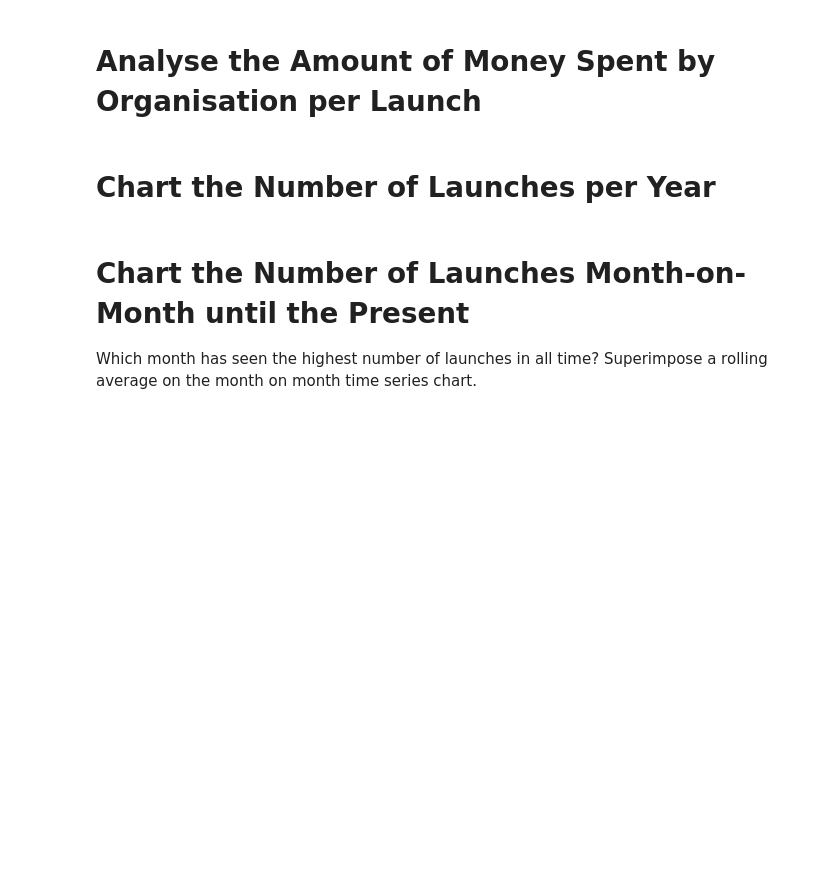
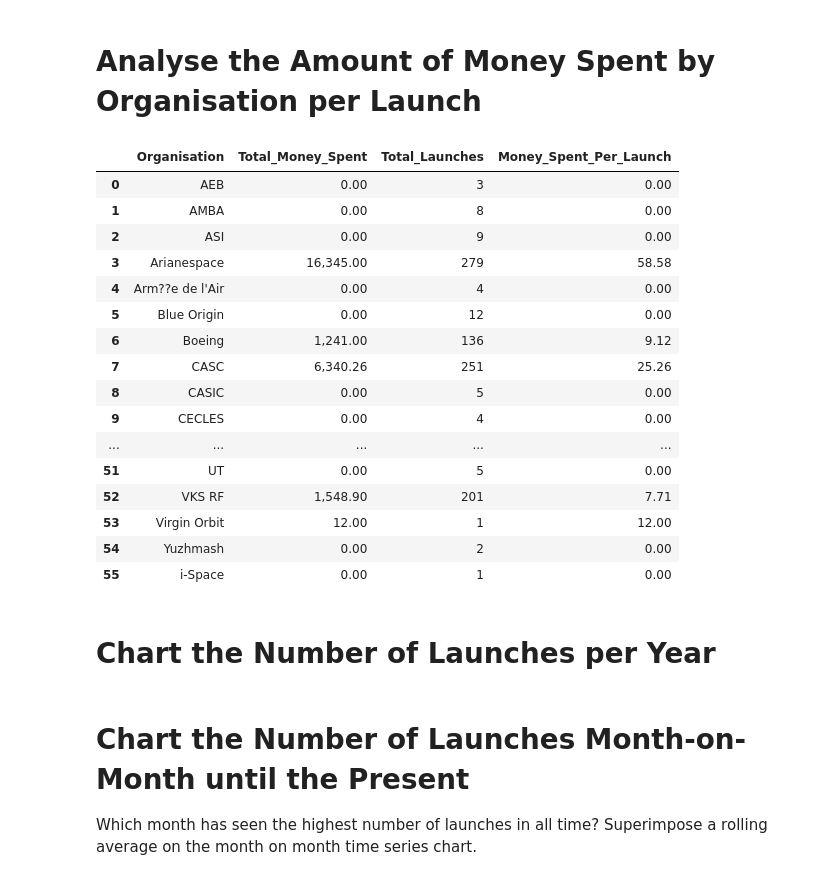
Before and after one commit to KushalRegmi61/100_DAYS_OF_LEARNING_PYTHON, a Jupyter notebook: DAY_99_SpaceMission_Alalysis/DAY_99_Space_Missions_Analysis.ipynb, the cells around one changed output. Drawn from its saved outputs; the diff is of its cells as text; code cells hidden in the pictures; blank space fills up the shorter version.

Commit message:
analyse no. of money spent by orgs

```diff
--- a/DAY_99_SpaceMission_Alalysis/DAY_99_Space_Missions_Analysis.ipynb
+++ b/DAY_99_SpaceMission_Alalysis/DAY_99_Space_Missions_Analysis.ipynb
@@ -128,5 +383,33 @@ You can use the iso3166 package to convert the country names to Alpha3 format.
 # %% [markdown]
 # Analyse the Amount of Money Spent by Organisation per Launch
+# %%
+# Fixing Price Column Replacing NaN values by zero
+df.Price.fillna(0, inplace=True)
+
+# Creating a total amount of money spent by org per launch
+per_launch_df = df.groupby('Organisation').agg(Total_Money_Spent=('Price', 'sum'),
+                                               Total_Launches=('Price', 'count')).reset_index()
+
+per_launch_df['Money_Spent_Per_Launch'] = per_launch_df['Total_Money_Spent'] / per_launch_df['Total_Launches']
+per_launch_df
+# %% [output]
+|  | Organisation | Total_Money_Spent | Total_Launches | Money_Spent_Per_Launch |
+| 0 | AEB | 0.00 | 3 | 0.00 |
+| 1 | AMBA | 0.00 | 8 | 0.00 |
+| 2 | ASI | 0.00 | 9 | 0.00 |
+| 3 | Arianespace | 16,345.00 | 279 | 58.58 |
+| 4 | Arm??e de l'Air | 0.00 | 4 | 0.00 |
+| 5 | Blue Origin | 0.00 | 12 | 0.00 |
+| 6 | Boeing | 1,241.00 | 136 | 9.12 |
+| 7 | CASC | 6,340.26 | 251 | 25.26 |
+| 8 | CASIC | 0.00 | 5 | 0.00 |
+| 9 | CECLES | 0.00 | 4 | 0.00 |
+| ... | ... | ... | ... | ... |
+| 51 | UT | 0.00 | 5 | 0.00 |
+| 52 | VKS RF | 1,548.90 | 201 | 7.71 |
+| 53 | Virgin Orbit | 12.00 | 1 | 12.00 |
+| 54 | Yuzhmash | 0.00 | 2 | 0.00 |
+| 55 | i-Space | 0.00 | 1 | 0.00 |
 # %% [markdown]
 # Chart the Number of Launches per Year
 # %% [markdown]
```
Also changed, not shown: parts of 17 cells of this notebook.
